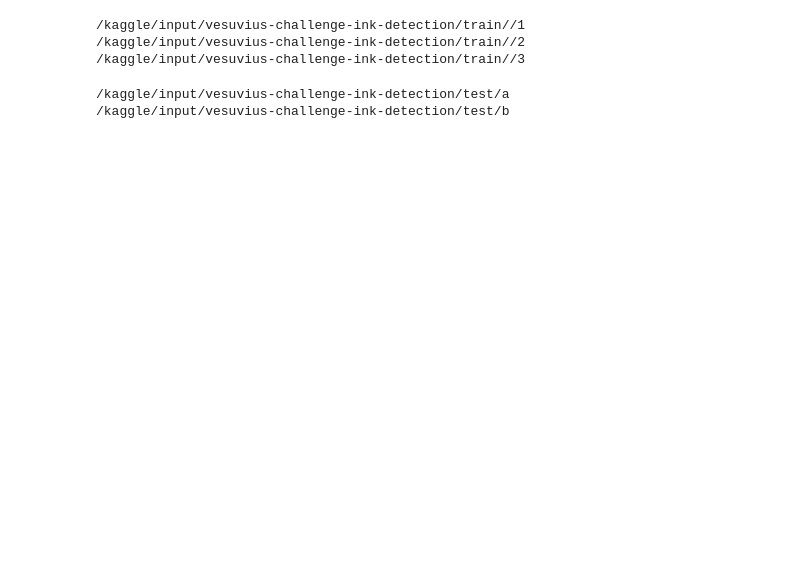
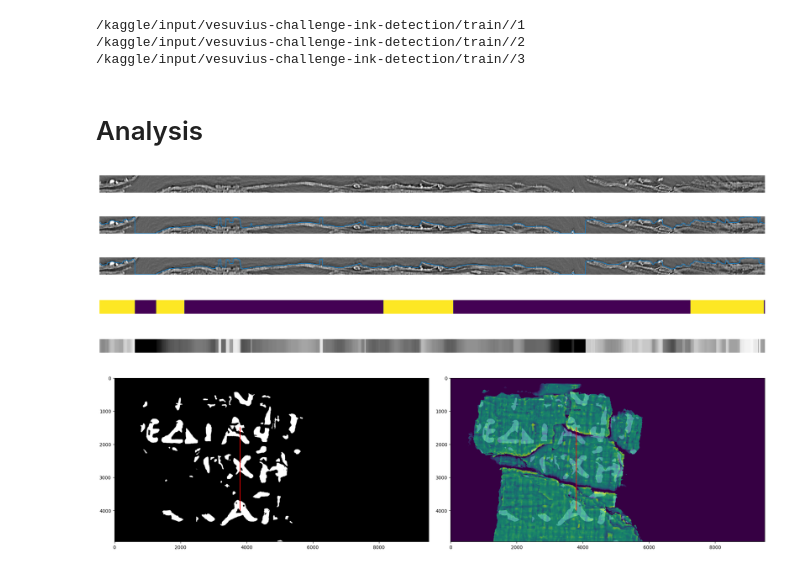
Before and after one commit to welshonionman/kaggle_vesuvius-challenge-ink-detection, a Jupyter notebook: working/notebook/preprocess/flattening.ipynb, the cells around one changed output. Saved outputs shown, nothing was run; the diff lists cells and outputs as text; code cells hidden in the pictures; blank space fills up the shorter version.

```diff
--- a/working/notebook/preprocess/flattening.ipynb
+++ b/working/notebook/preprocess/flattening.ipynb
@@ -29,16 +29,5 @@ dataset_preprocess_flatten(f"{input_dir}/3", dataset_dir, 1, 3, 8, train=True, d
 /kaggle/input/vesuvius-challenge-ink-detection/train//1
 /kaggle/input/vesuvius-challenge-ink-detection/train//2
 /kaggle/input/vesuvius-challenge-ink-detection/train//3
-# %%
-#inference
-input_dirs="/kaggle/input/vesuvius-challenge-ink-detection/test/"
-dataset_dir = f"/kaggle/working/dataset_inference/"
-split=1
-delete=False
-
-for input_dir in glob(f"{input_dirs}/*"):
-    dataset_preprocess_nonflatten(f"{input_dir}", dataset_dir, split, 29, 34, train=False, delete=delete)
-    # dataset_preprocess_flatten(f"{input_dir}", dataset_dir, split, 3, 8, train=False, delete=delete)
-# %% [output]
-/kaggle/input/vesuvius-challenge-ink-detection/test/a
-/kaggle/input/vesuvius-challenge-ink-detection/test/b
+# %% [markdown]
+# Analysis
@@ -44,0 +43,46 @@ for input_dir in glob(f"{input_dirs}/*"):
+# %%
+topography_ = cv2.medianBlur(topography, 15)
+# %%
+slice_at = 3800
+slice_ = slice(1500, 4000)
+
+plt.figure(figsize=(25, 2))
+plt.imshow(np.flip(flatten_stack[:, slice_, slice_at], axis=0), cmap="gray")
+plt.axis("off")
+
+plt.figure(figsize=(25,2))
+plt.imshow(np.flip(flatten_stack[:, slice_, slice_at], axis=0), cmap="gray")
+plt.plot(64-topography[slice_.start : slice_.stop, slice_at : slice_at + 1][:, 0])
+plt.axis("off")
+
+plt.figure(figsize=(25,2))
+plt.imshow(np.flip(flatten_stack[:, slice_, slice_at], axis=0), cmap="gray")
+plt.plot(64-topography_[slice_.start : slice_.stop, slice_at : slice_at + 1][:, 0])
+plt.axis("off")
+
+plt.figure(figsize=(25, 2))
+plt.imshow(inklabel[slice_.start:slice_.stop, slice_at : slice_at + 1].transpose(), aspect=50)
+plt.axis("off")
+
+plt.figure(figsize=(25, 2))
+plt.imshow(topography[slice_.start:slice_.stop, slice_at : slice_at + 1].transpose(), aspect=50, cmap="gray", vmin=0,vmax=65)
+plt.axis("off")
+
+fig, (ax1, ax2) = plt.subplots(1, 2, figsize=(25, 25))
+
+ax1.imshow(inklabel, cmap="gray")
+ax1.plot([slice_at, slice_at], [slice_.start, slice_.stop], color="red")
+ax1.set_ylim(inklabel.shape[0], 0)
+
+ax2.imshow(topography)
+ax2.imshow(inklabel, cmap="gray", alpha=0.2)
+ax2.plot([slice_at, slice_at], [slice_.start, slice_.stop], color="red")
+ax2.set_ylim(topography.shape[0], 0)
+plt.subplots_adjust(wspace=0.07)
+# %% [output]
+[figure, added]
+[figure, added]
+[figure, added]
+[figure, added]
+[figure, added]
+[figure, added]
```
Also changed, not shown: parts of 15 cells of this notebook, 1 other file.
